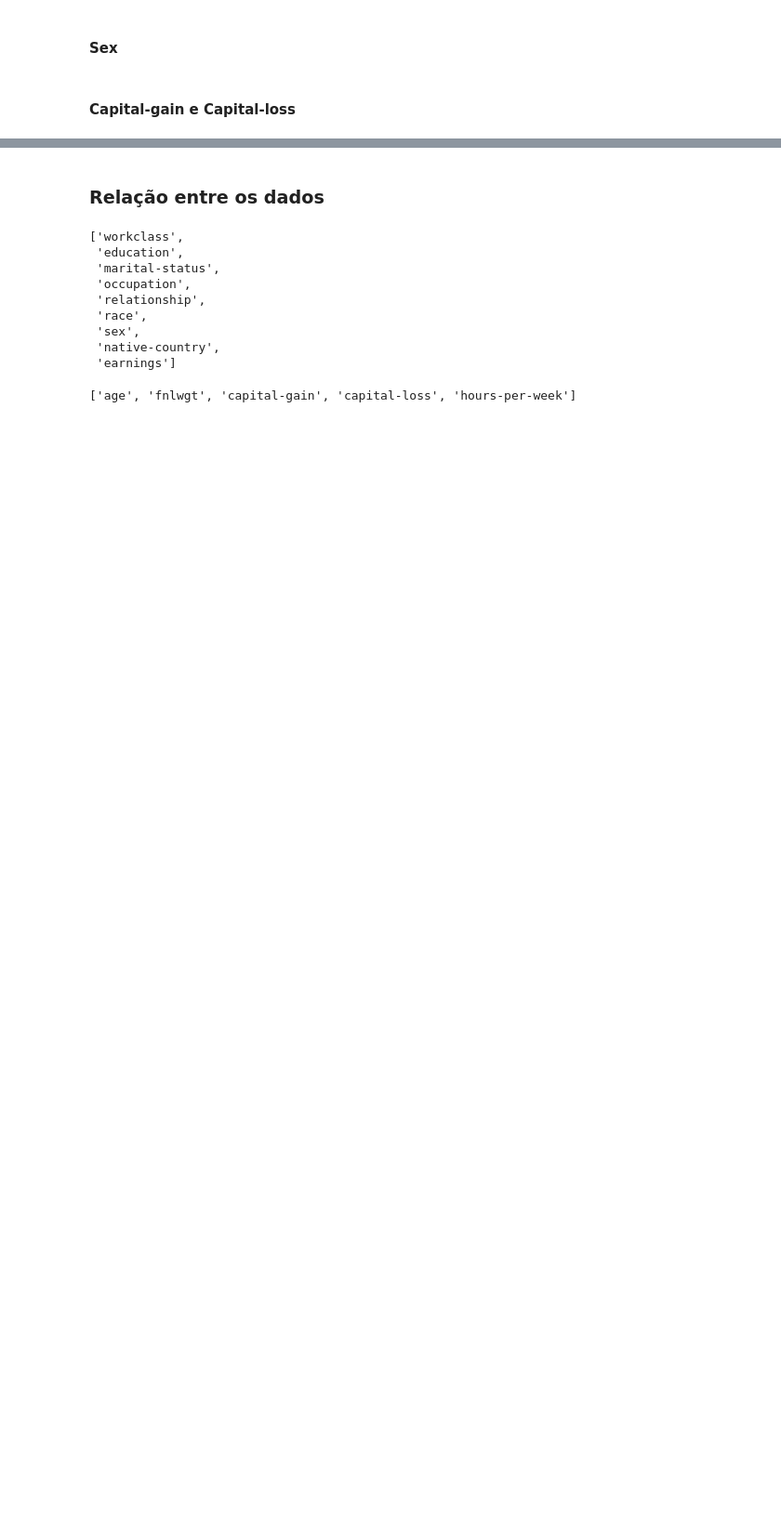
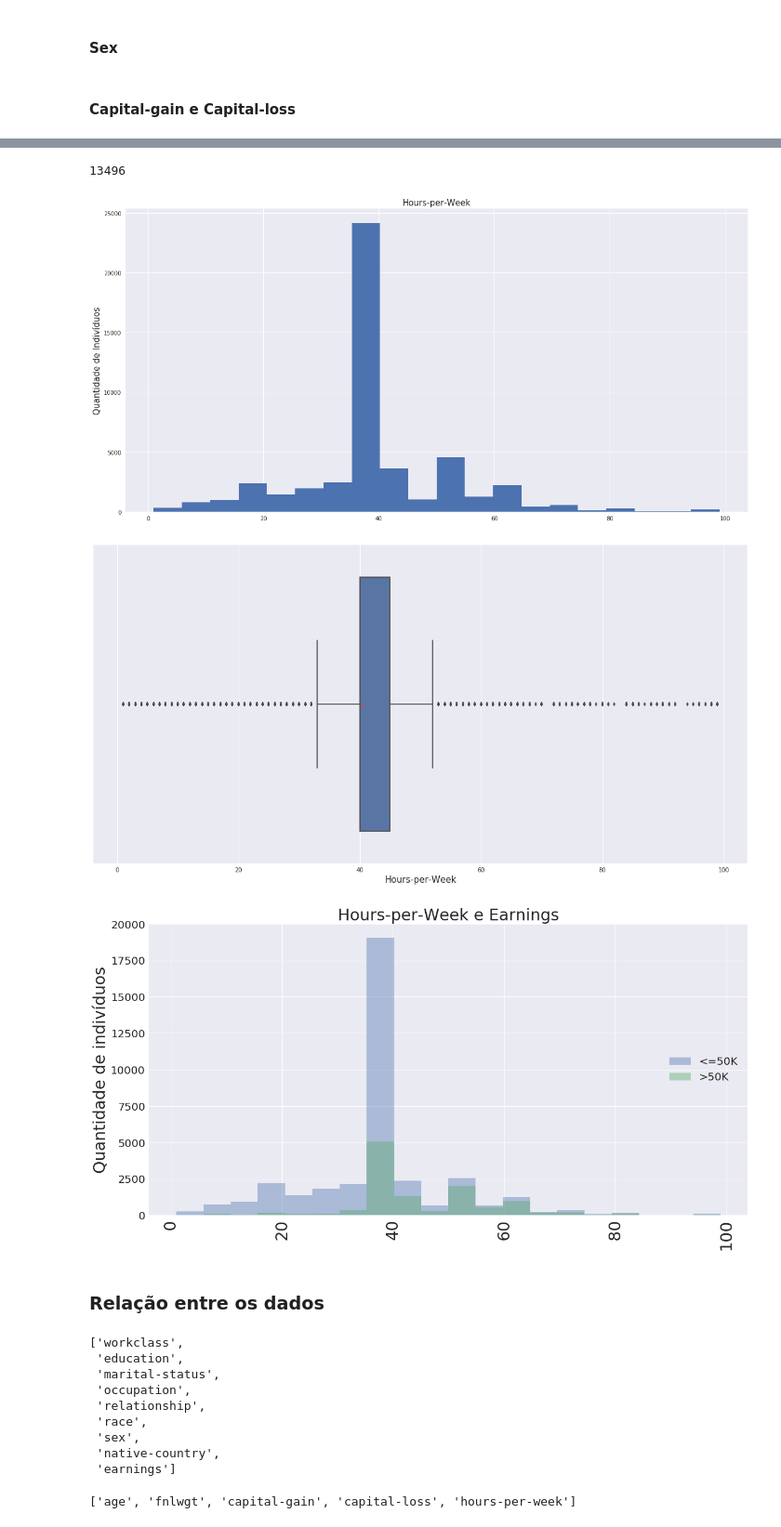
Before and after one commit to gustavo-mn/adult-dataset, a Jupyter notebook: Trabalho.ipynb, the cells around one changed output, grey strips where cells are left out. Shown at 93% size. Saved outputs shown, nothing was run; the diff lists cells and outputs as text; code cells hidden in the pictures; blank space fills up the shorter version.

```diff
--- a/Trabalho.ipynb
+++ b/Trabalho.ipynb
@@ -816,3 +901,51 @@ plt.show()
+# %%
+plt.figure(figsize=(20,10))
+plt.hist(data['hours-per-week'], bins=20)
+plt.ylabel('Quantidade de Indivíduos', fontsize=15)
+plt.title("Hours-per-Week",fontsize=15)
+
+plt.savefig('hours-per-week-hist.png')
+
+plt.figure(figsize=(20,10))
+sns.boxplot(x=data['hours-per-week'].values,showmeans=True)
+plt.xlabel('Hours-per-Week',fontsize=15)
+
+plt.savefig('hours-per-week-boxplot.png')
+
+# Definição dos quantis
+Q1, Q3 = data['hours-per-week'].quantile(0.25), data['hours-per-week'].quantile(0.75)
+
+# Definição de IQR de acordo com o método de Tukey
+IQR = Q3 - Q1
+
+# De acordo com o boxplot, não existem outliers abaixo de Q1 - 1.5*IQR
+outliers1 = data.loc[data['hours-per-week'] > (Q3 + 1.5 * IQR)]
+outliers2 = data.loc[data['hours-per-week'] < (Q1 - 1.5 * IQR)]
+
+# Visualização dos outliers
+print(outliers1.shape[0]+outliers2.shape[0])
+
+plt.figure(figsize=(20,10))
+
+target_1 = data.loc[data['earnings']=='<=50K']
+target_2 = data.loc[data['earnings']=='>50K']
+# sns.kdeplot(target_1['hours-per-week'], label = '<=50K')
+# sns.kdeplot(target_2['hours-per-week'], label = '>50K')
+sns.distplot(target_1['hours-per-week'], label = '<=50K', kde=False, bins = 20)
+sns.distplot(target_2['hours-per-week'], label = '>50K', kde=False, bins = 20)
+plt.title('Hours-per-Week e Earnings',fontsize=30)
+plt.ylabel('Quantidade de indivíduos',fontsize=30)
+plt.xlabel('')
+plt.xticks(rotation=90,fontsize=30)
+plt.yticks(fontsize=20)
+plt.legend(loc=5, prop={'size': 20})
+
+plt.savefig('hours-per-week-earnings-distplot.png')
+# %% [output]
+13496
+[figure, added]
+[figure, added]
+[figure, added]
 # %% [markdown]
 ### Relação entre os dados
 # %%
```
Also changed, not shown: parts of 8 cells of this notebook, 43 other files.
